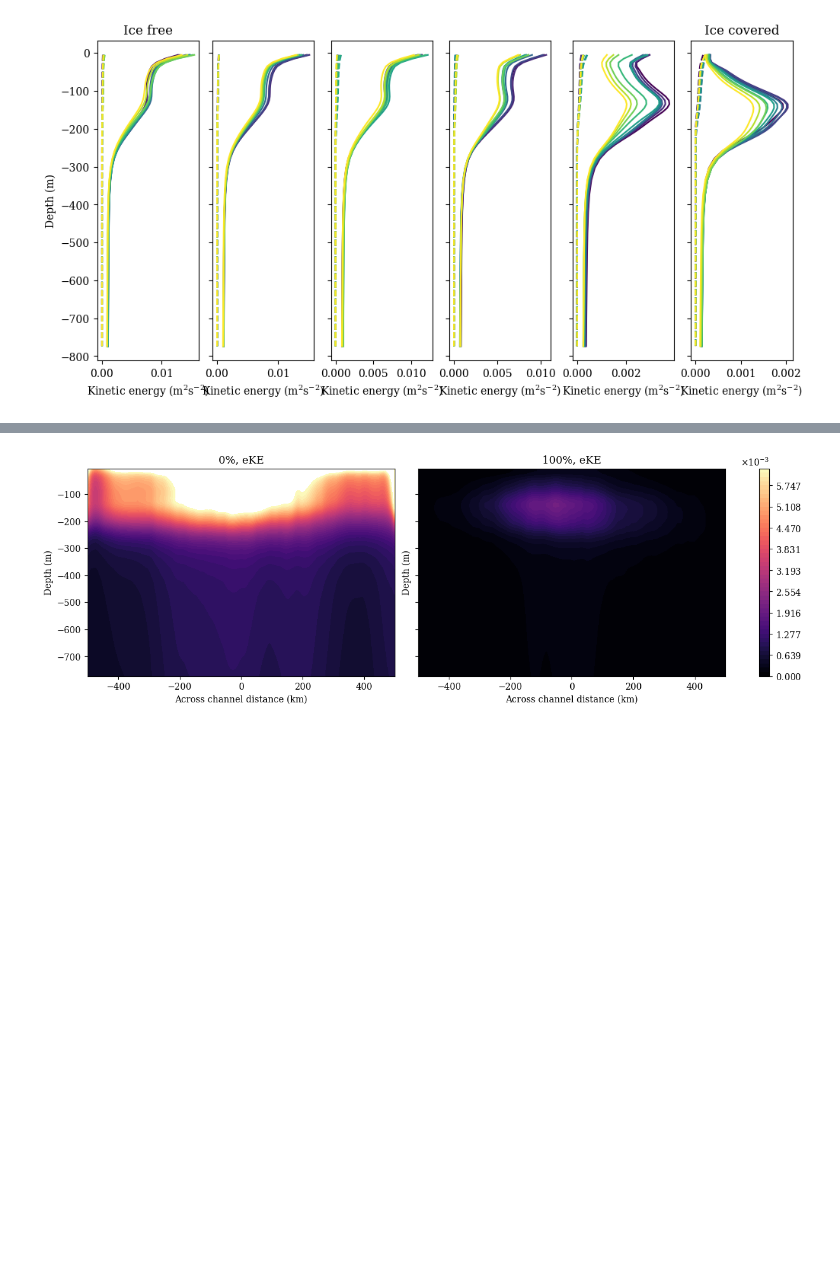
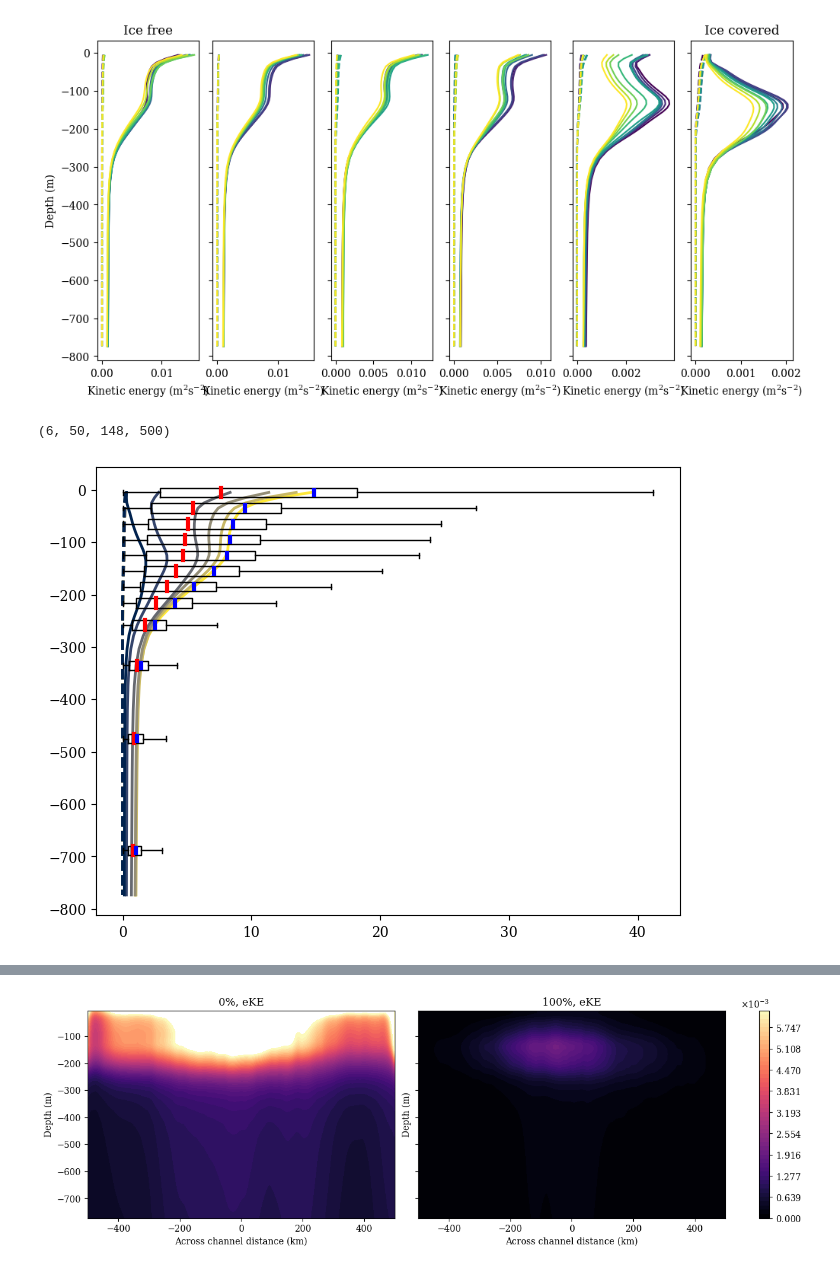
Before and after one commit to hmason13/ArcticMiddepthBI, a Jupyter notebook: analysis/officialFigScripts/figKeProfile.ipynb, the cells around one changed output, grey strips where cells are left out. Cells and saved outputs as stored; diff of their text form; code cells hidden in the pictures; blank space fills up the shorter version.

```diff
--- a/analysis/officialFigScripts/figKeProfile.ipynb
+++ b/analysis/officialFigScripts/figKeProfile.ipynb
@@ -42,4 +48,16 @@ mKE = 0.5*(channelMeanU**2 + 0.5*(channelMeanV[:,1:,:]+channelMeanV[:,:-1,:])**2
 eKE = channelMeanKE - mKE
+# %%
+# calculate u', v' at channel center
+# average in u after squaring (for grid colocation)
+
+for ic in range(len(conc)):
+  myData = nc.Dataset(f"/scratch/hcm7920/amb{conc[ic]}/data/state.nc")
+  uvPrimeSquareChannelCenter[:,:,:,ic] += 0.25*(
+    (myData['U'][:,:,250,:-1]-channelMeanU[None,:,250,None,ic])**2)
+  uvPrimeSquareChannelCenter[:,:,:,ic] += 0.25*(
+    (myData['U'][:,:,250,1:]-channelMeanU[None,:,250,None,ic])**2)
+  uvPrimeSquareChannelCenter[:,:,:,ic] += 0.5*(
+    (myData['V'][:,:,250,:]-channelMeanV[None,:,250,None,ic])**2)
 # %%
 # make example plots
 
@@ -133,3 +144,64 @@ ax[-1].set_title("Ice covered")
 # %% [output]
 Text(0.5, 1.0, 'Ice covered')
 [figure]
+# %%
+# more x and time axis in prep for np.reshape; (time,z,x,ic)->(ic,z,time,x)
+data = np.moveaxis(uvPrimeSquareChannelCenter,[0,1,2,3],[2,1,3,0])
+print(data.shape)
+data = data.reshape((6,50,148*500))
+rootData = np.sqrt(data)
+# %% [output]
+(6, 50, 148, 500)
+# %%
+# profiles of mKE & eKE, with box and whisker
+
+deepIndex = 35
+colors = plt.cm.cividis_r(np.linspace(0,1,len(conc)))
+lbl = ["0%", "20%", "40%", "60%", "80%", "100%"]
+plt.figure(layout="constrained")
+
+for ic in range(len(conc)):
+
+  # line plot
+  plt.plot((eKE[:deepIndex,250:252,ic].mean((1,))*1e3),
+          levs[:deepIndex],
+          color=colors[ic],
+          linestyle='solid',
+          linewidth=2)
+  plt.plot((mKE[:deepIndex,187:-187,ic].mean((1,))*1e3),
+          levs[:deepIndex],
+          color=colors[ic],
+          linestyle='dashed',
+          linewidth=2)
+
+for ic in range(1):
+  # box and whisker for eKE
+  propDict1 = {'linewidth':3,'color':'blue'}
+  propDict2 = {'linewidth':3,'color':'red'}
+  currentAx = plt.gca()
+  currentAx.boxplot(data[ic,:deepIndex:3,:].T*1e3,
+             notch=False,
+             sym='',
+             vert=False,
+             positions=levs[:deepIndex:3],
+             manage_ticks=False,
+             widths=18,
+             meanline=True,
+             showmeans=True,
+             meanprops=propDict1,
+             medianprops=propDict2);
+
+# unitLbl = "($\mathrm{m}^2\,\mathrm{s}^{-2}\,10^{-3}$)"
+# plt.xlabel("Kinetic energy "+unitLbl)
+# plt.ylabel("Depth (m)")
+# legend_elements = []
+# for ic in range(len(conc)):
+#   holder = Line2D([0], [0], color=colors[ic], label=f"{lbl[ic]} SIC")
+#   legend_elements.append(holder)
+# legend_elements.append(Line2D([0],[0],color="white",label=""))
+# legend_elements.append(Line2D([0],[0],color="gray",label="Eddy KE"))
+# legend_elements.append(Line2D([0],[0],color="gray",
+#                               linestyle="dashed",label="Mean KE"))
+# plt.legend(handles=legend_elements)
+# %% [output]
+[figure, added]
```
Also changed, not shown: parts of 9 cells of this notebook, 6 other files.
